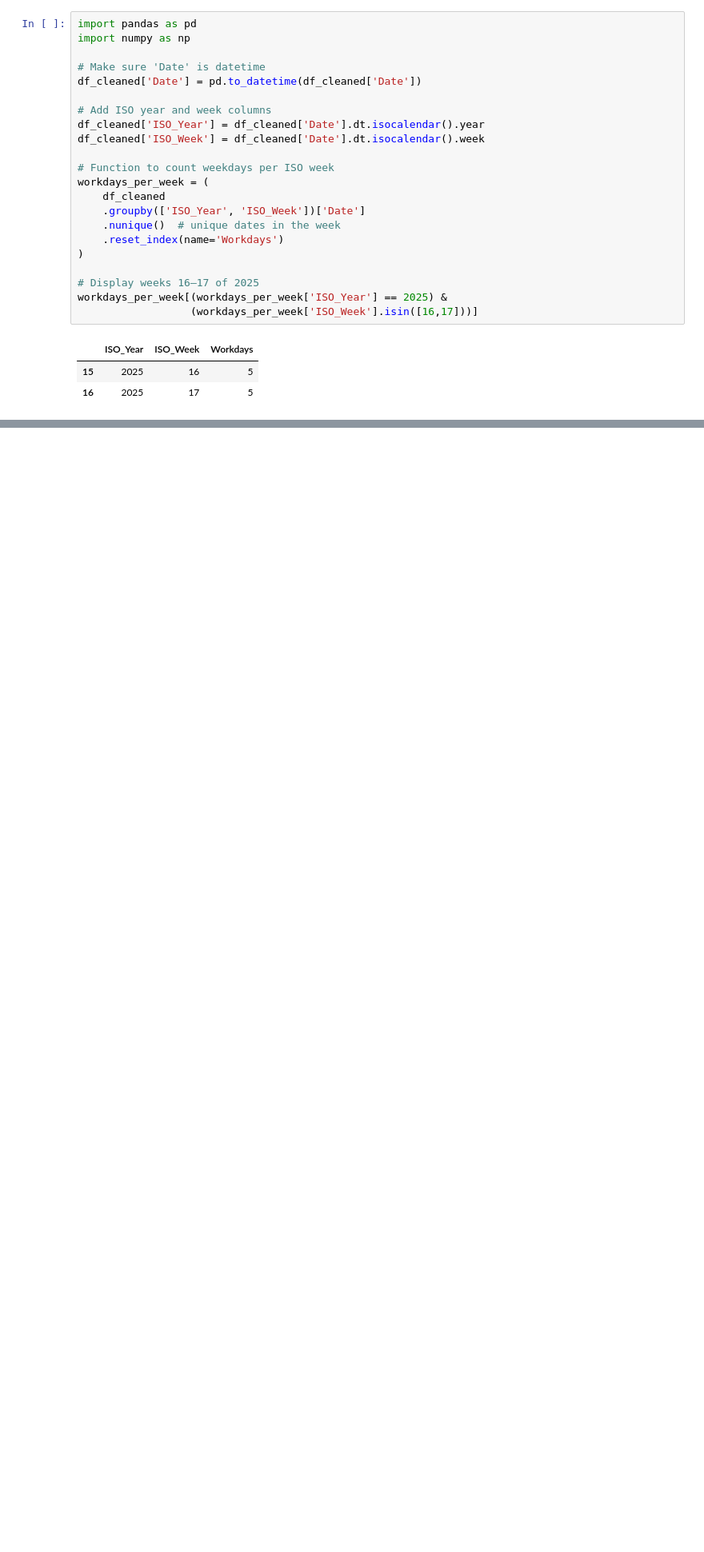
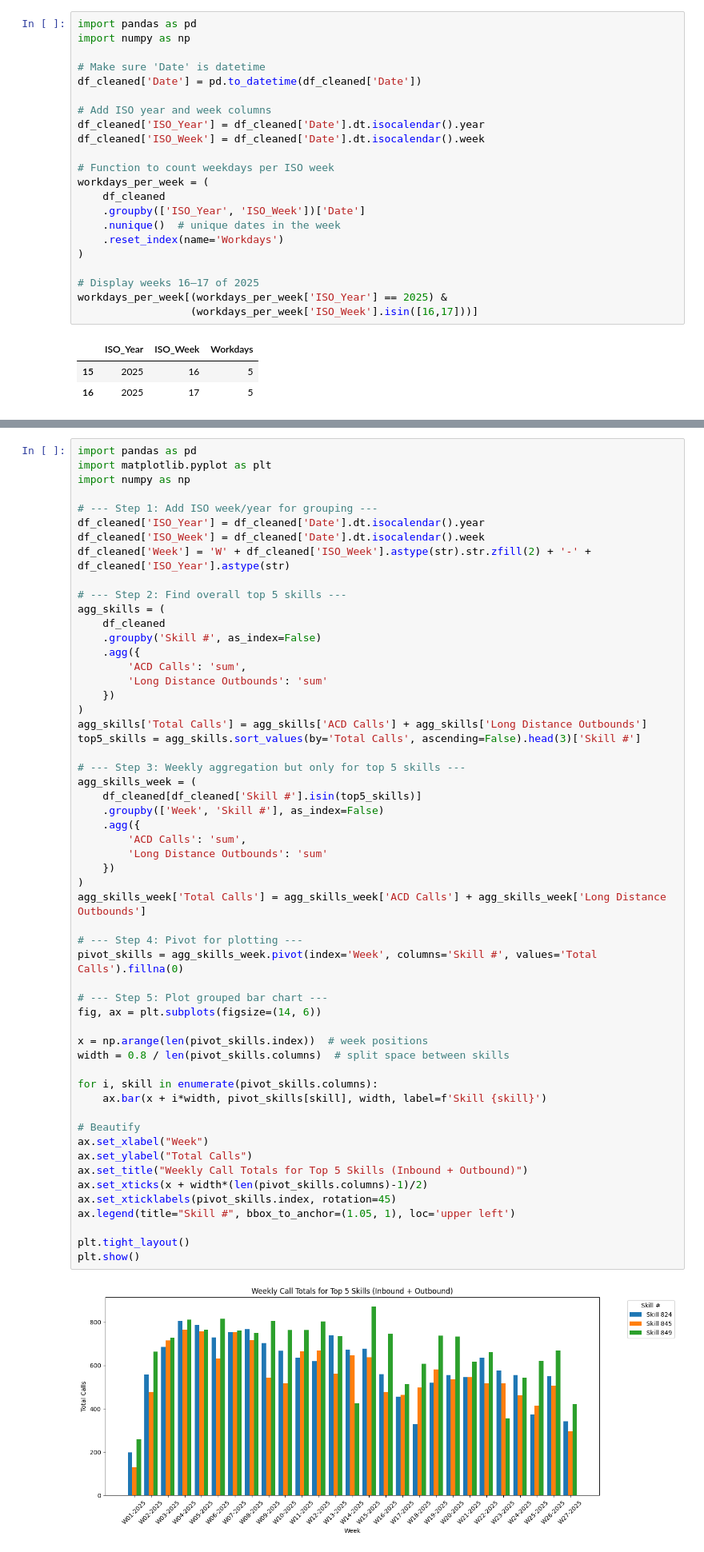
Before and after one commit to avtmarquardt-png/DPP_Callcenter, a Jupyter notebook: notebooks/Explore_CC_perf.ipynb, the cells around one changed output, grey strips where cells are left out. Shown at 80% size. Saved outputs shown, nothing was run; the diff lists cells and outputs as text; blank space fills up the shorter version.

```diff
--- a/notebooks/Explore_CC_perf.ipynb
+++ b/notebooks/Explore_CC_perf.ipynb
@@ -313,0 +367,57 @@ workdays_per_week[(workdays_per_week['ISO_Year'] == 2025) &
+# %%
+import pandas as pd
+import matplotlib.pyplot as plt
+import numpy as np
+
+# --- Step 1: Add ISO week/year for grouping ---
+df_cleaned['ISO_Year'] = df_cleaned['Date'].dt.isocalendar().year
+df_cleaned['ISO_Week'] = df_cleaned['Date'].dt.isocalendar().week
+df_cleaned['Week'] = 'W' + df_cleaned['ISO_Week'].astype(str).str.zfill(2) + '-' + df_cleaned['ISO_Year'].astype(str)
+
+# --- Step 2: Find overall top 5 skills ---
+agg_skills = (
+    df_cleaned
+    .groupby('Skill #', as_index=False)
+    .agg({
+        'ACD Calls': 'sum',
+        'Long Distance Outbounds': 'sum'
+    })
+)
+agg_skills['Total Calls'] = agg_skills['ACD Calls'] + agg_skills['Long Distance Outbounds']
+top5_skills = agg_skills.sort_values(by='Total Calls', ascending=False).head(3)['Skill #']
+
+# --- Step 3: Weekly aggregation but only for top 5 skills ---
+agg_skills_week = (
+    df_cleaned[df_cleaned['Skill #'].isin(top5_skills)]
+    .groupby(['Week', 'Skill #'], as_index=False)
+    .agg({
+        'ACD Calls': 'sum',
+        'Long Distance Outbounds': 'sum'
+    })
+)
+agg_skills_week['Total Calls'] = agg_skills_week['ACD Calls'] + agg_skills_week['Long Distance Outbounds']
+
+# --- Step 4: Pivot for plotting ---
+pivot_skills = agg_skills_week.pivot(index='Week', columns='Skill #', values='Total Calls').fillna(0)
+
+# --- Step 5: Plot grouped bar chart ---
+fig, ax = plt.subplots(figsize=(14, 6))
+
+x = np.arange(len(pivot_skills.index))  # week positions
+width = 0.8 / len(pivot_skills.columns)  # split space between skills
+
+for i, skill in enumerate(pivot_skills.columns):
+    ax.bar(x + i*width, pivot_skills[skill], width, label=f'Skill {skill}')
+
+# Beautify
+ax.set_xlabel("Week")
+ax.set_ylabel("Total Calls")
+ax.set_title("Weekly Call Totals for Top 5 Skills (Inbound + Outbound)")
+ax.set_xticks(x + width*(len(pivot_skills.columns)-1)/2)
+ax.set_xticklabels(pivot_skills.index, rotation=45)
+ax.legend(title="Skill #", bbox_to_anchor=(1.05, 1), loc='upper left')
+
+plt.tight_layout()
+plt.show()
+# %% [output]
+[figure, added]
```
Also changed, not shown: parts of 7 cells of this notebook, 2 other files.
